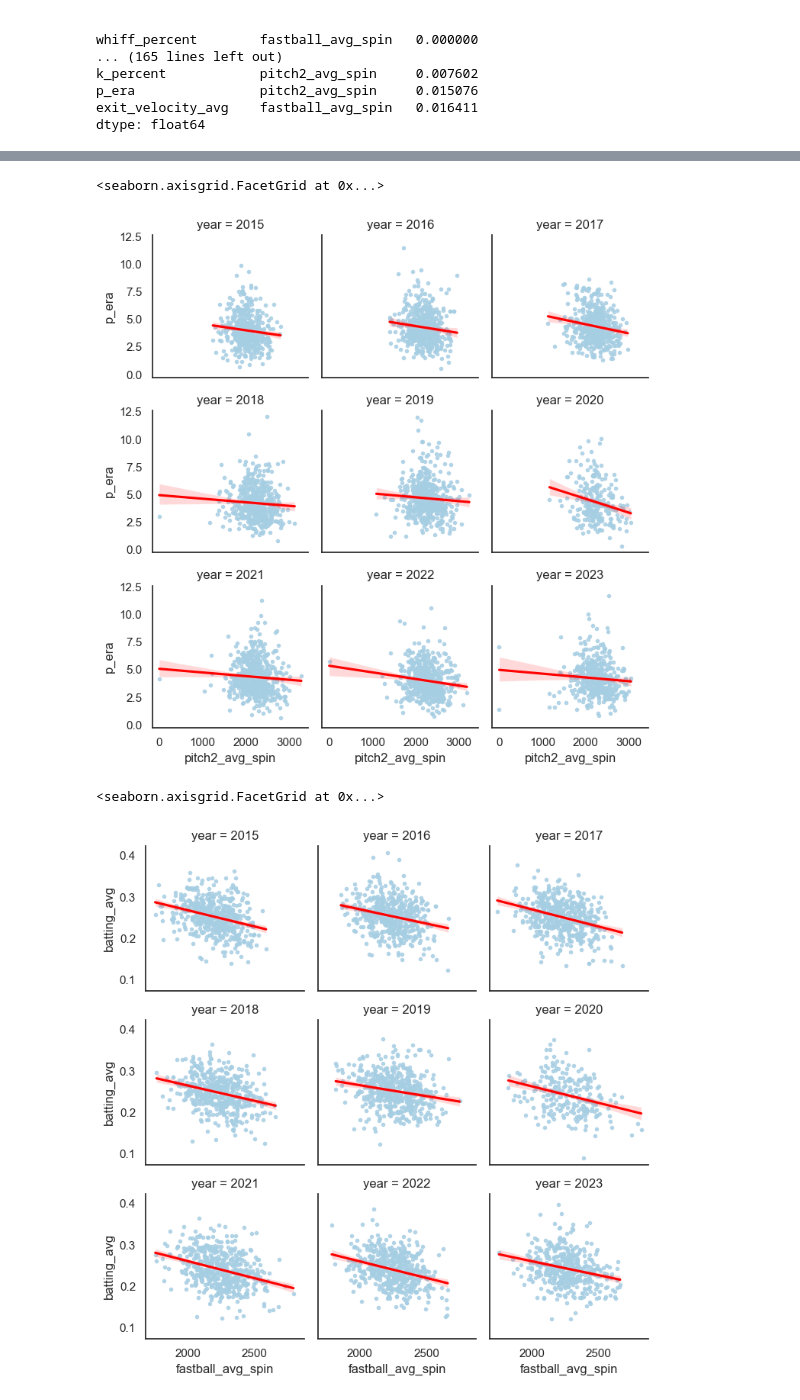
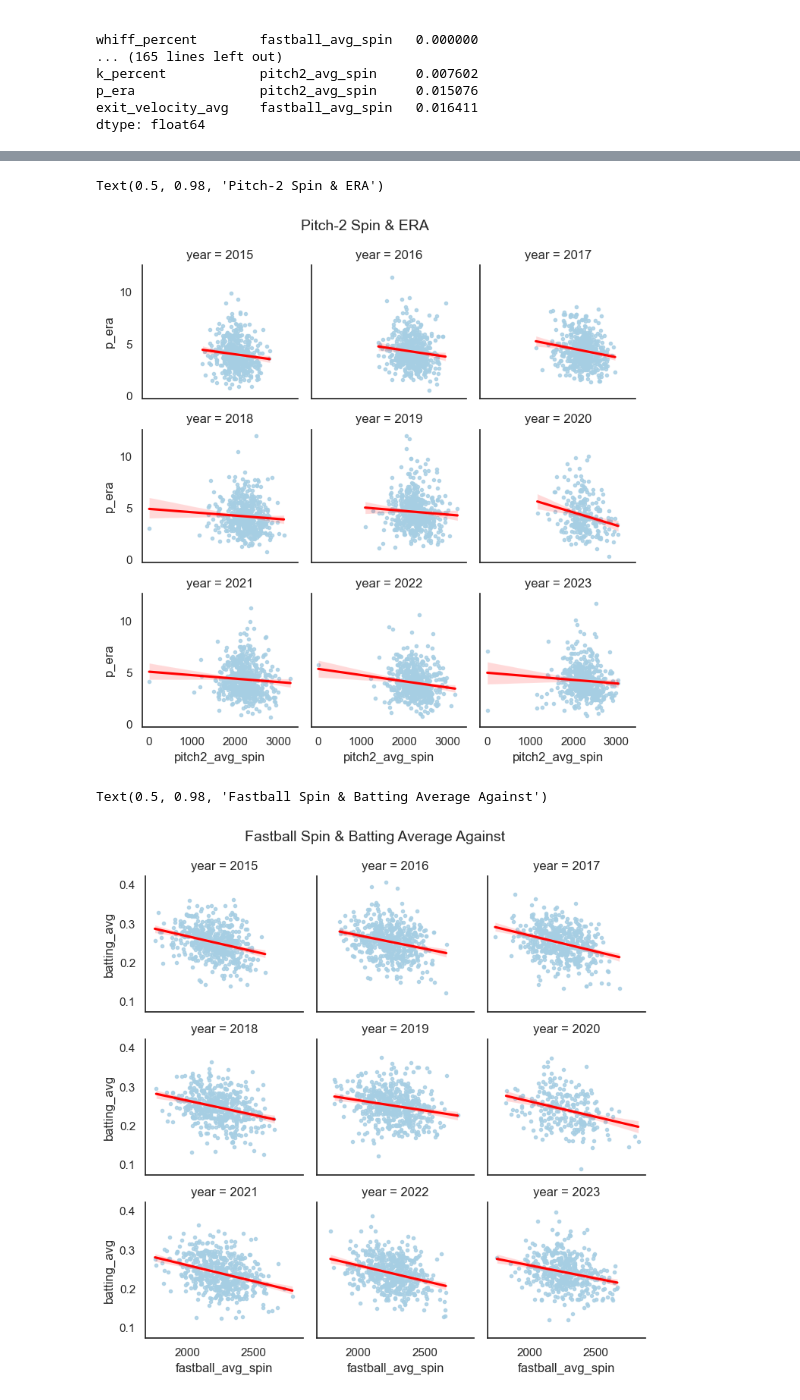
Before and after one commit to ajcernosek/spinrate, a Jupyter notebook: spin-rate-correlation.ipynb, the cells around one changed output, grey strips where cells are left out. Drawn from its saved outputs; the diff is of its cells as text; code cells hidden in the pictures.

```diff
--- a/spin-rate-correlation.ipynb
+++ b/spin-rate-correlation.ipynb
@@ -176,11 +218,23 @@ sns.lmplot(x='fastball_avg_spin', y='p_era', data=data_spin_all, col='year',col_
 # %%
-sns.lmplot(x='pitch2_avg_spin', y='p_era', data=data_spin_all, col='year',col_wrap=3,height=2.5,line_kws={'color':'red'},markers='.')
+# 'pitch2_avg_spin' & 'p_era'
+lm = sns.lmplot(x='pitch2_avg_spin', y='p_era', data=data_spin_all, col='year',col_wrap=3,height=2.5,line_kws={'color':'red'},markers='.')
+
+# Add a title
+fig = lm.fig
+fig.subplots_adjust(top=.9)
+fig.suptitle("Pitch-2 Spin & ERA", fontsize=14)
 # %% [output]
-<seaborn.axisgrid.FacetGrid at 0x...>
+Text(0.5, 0.98, 'Pitch-2 Spin & ERA')
-[figure, old version]
+[figure, new version]
 # %%
-sns.lmplot(x='fastball_avg_spin', y='batting_avg', data=data_spin_all, col='year',col_wrap=3,height=2.5,line_kws={'color':'red'},markers='.')
+# 'fastball_avg_spin' & 'batting_avg'
+lm = sns.lmplot(x='fastball_avg_spin', y='batting_avg', data=data_spin_all, col='year',col_wrap=3,height=2.5,line_kws={'color':'red'},markers='.')
+
+# Add a title
+fig = lm.fig
+fig.subplots_adjust(top=.9)
+fig.suptitle("Fastball Spin & Batting Average Against", fontsize=14)
 # %% [output]
-<seaborn.axisgrid.FacetGrid at 0x...>
+Text(0.5, 0.98, 'Fastball Spin & Batting Average Against')
-[figure, old version]
+[figure, new version]
 # %%
```
Also changed, not shown: parts of 15 cells of this notebook.
